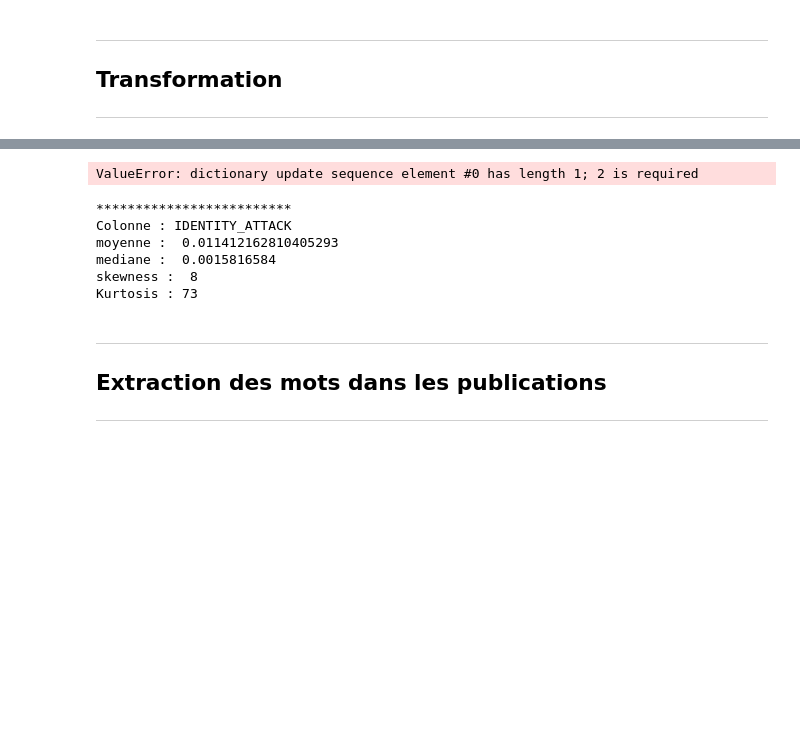
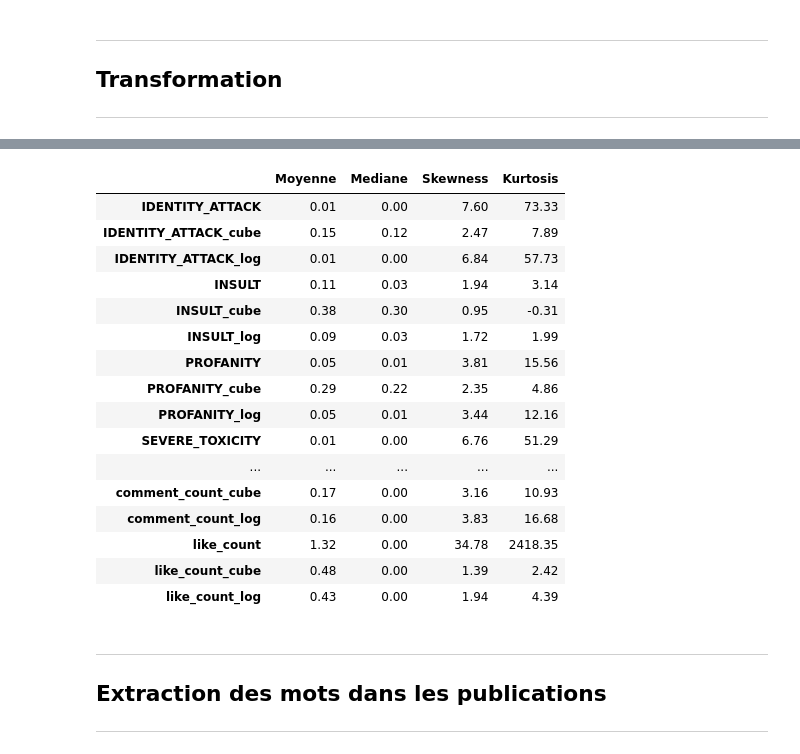
Before and after one commit to caseguin/GLO-7027, a Jupyter notebook: charles_workspace/charles_cleaning.ipynb, the cells around one changed output, grey strips where cells are left out. Cells and saved outputs as stored; diff of their text form; code cells hidden in the pictures; blank space fills up the shorter version.

Commit message:
Transformation  (fin), Emoji (fin), sujet (début/réflexion)

```diff
--- a/charles_workspace/charles_cleaning.ipynb
+++ b/charles_workspace/charles_cleaning.ipynb
@@ -291,8 +296,6 @@ def printSkewAndKurtosis(df, col):
     print('skewness : ', round(skew(df[col])))
     print('Kurtosis :', round(kurtosis(df[col])))
 
-
-
 def printHistogram(df, col):
     plt.hist(df[col])
     plt.title('comment_count')
@@ -300,28 +303,9 @@ def printHistogram(df, col):
     plt.xlabel('Value')
     plt.show()
 
-
 def generateStatsValues(df, col):
-    moyenne = df[col].mean()
-    mediane = df[col].median()
-    skew_value = round(skew(df[col]))
-    kurtosis_value = round(kurtosis(df[col]))
+    moyenne = round(df[col].mean(), 2)
+    mediane = round(df[col].median(), 2)
+    skew_value = round(skew(df[col]), 2)
+    kurtosis_value = round(kurtosis(df[col]), 2)
     return moyenne, mediane, skew_value, kurtosis_value
-# %%
-dict = {}
-
-cols_to_dict = df.columns.to_list()
-
-dict.update(zip(cols_to_dict, ))
-dict
-# %% [output]
-ValueError: dictionary update sequence element #0 has length 1; 2 is required
-# %%
-printSkewAndKurtosis(df, 'IDENTITY_ATTACK')
-# %% [output]
-*************************
-Colonne : IDENTITY_ATTACK
-moyenne :  0.011412162810405293
-mediane :  0.0015816584
-skewness :  8
-Kurtosis : 73
@@ -340,21 +312,35 @@ plt.show()
-# %%
-# Transformation logarithmique
-df['comment_count_transformed'] = np.log1p(df['comment_count'])
-
-# constant = 1
-# df['comment_count_transformed'] = np.log(df['comment_count'] + constant)
-
-print('moyenne : ', df['comment_count_transformed'].mean())
-print('mediane : ', df['comment_count_transformed'].median())
-
-print('skewness : ', skew(df['comment_count_transformed']))
-print('Kurtosis :', kurtosis(df['comment_count_transformed']))
-
-plt.hist(df['comment_count_transformed'])
-plt.title('comment_count_transformed')
-plt.ylabel('Fréquence')
-plt.xlabel('Value')
-plt.show()
+# %%
+stats_dict = {}
+
+cols_to_dict = df.columns.to_list()
+
+for col in cols_to_dict:
+    stats_dict[col] = generateStatsValues(df, col)
+
+stats_df = pd.DataFrame(stats_dict).transpose().rename(columns={0:'Moyenne', 1:'Mediane', 2:'Skewness', 3:'Kurtosis'}).sort_index()
+stats_df
+
+# Rappel :
+# Skewness est entre -0.5 et 0.5
+# Kurtosis entre -2 et 2 est considéré comme normal
+# %% [output]
+|  | Moyenne | Mediane | Skewness | Kurtosis |
+| IDENTITY_ATTACK | 0.01 | 0.00 | 7.60 | 73.33 |
+| IDENTITY_ATTACK_cube | 0.15 | 0.12 | 2.47 | 7.89 |
+| IDENTITY_ATTACK_log | 0.01 | 0.00 | 6.84 | 57.73 |
+| INSULT | 0.11 | 0.03 | 1.94 | 3.14 |
+| INSULT_cube | 0.38 | 0.30 | 0.95 | -0.31 |
+| INSULT_log | 0.09 | 0.03 | 1.72 | 1.99 |
+| PROFANITY | 0.05 | 0.01 | 3.81 | 15.56 |
+| PROFANITY_cube | 0.29 | 0.22 | 2.35 | 4.86 |
+| PROFANITY_log | 0.05 | 0.01 | 3.44 | 12.16 |
+| SEVERE_TOXICITY | 0.01 | 0.00 | 6.76 | 51.29 |
+| ... | ... | ... | ... | ... |
+| comment_count_cube | 0.17 | 0.00 | 3.16 | 10.93 |
+| comment_count_log | 0.16 | 0.00 | 3.83 | 16.68 |
+| like_count | 1.32 | 0.00 | 34.78 | 2418.35 |
+| like_count_cube | 0.48 | 0.00 | 1.39 | 2.42 |
+| like_count_log | 0.43 | 0.00 | 1.94 | 4.39 |
 # %% [markdown]
 ***
 ## Extraction des mots dans les publications
```
Also changed, not shown: parts of 15 cells of this notebook.
